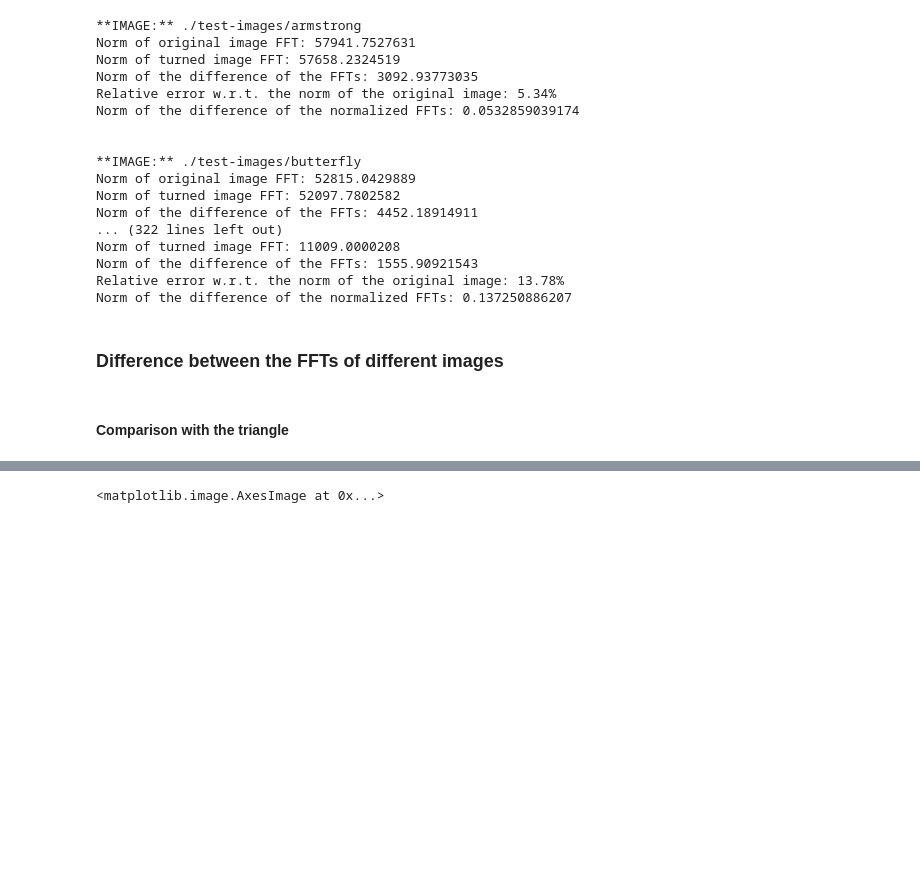
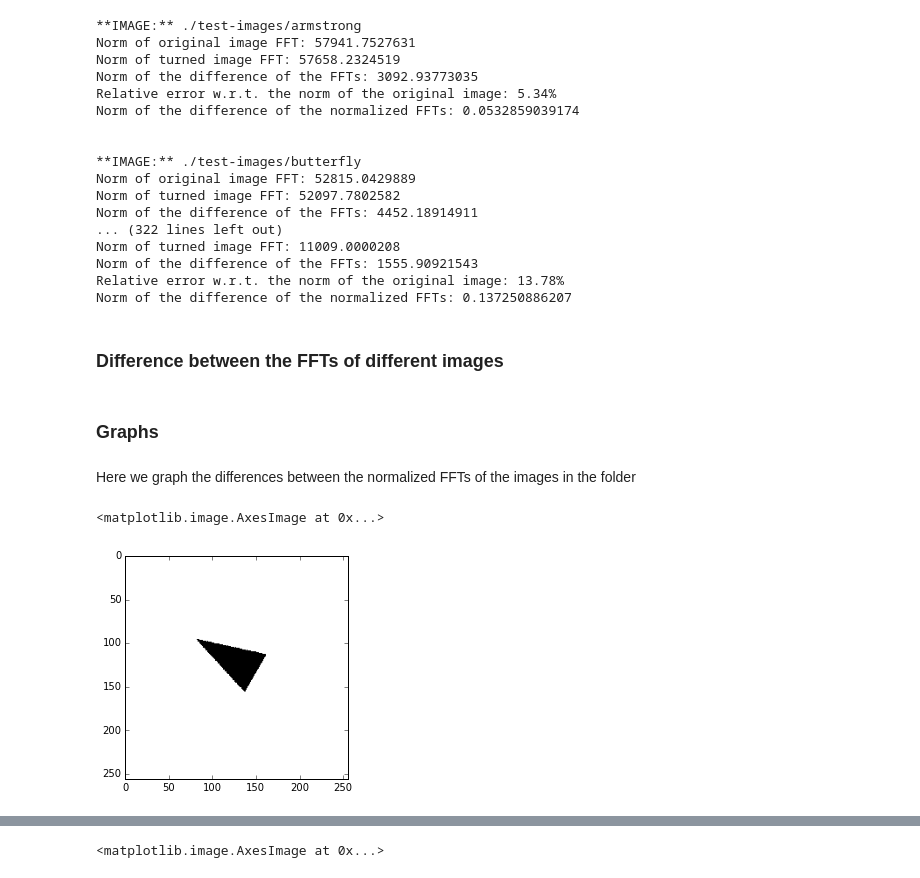
Before and after one commit to disabledalpha/iPython-Notebooks, a Jupyter notebook: FFT rotation test.ipynb, the cells around one changed output, grey strips where cells are left out. Saved outputs shown, nothing was run; the diff lists cells and outputs as text; code cells hidden in the pictures; blank space fills up the shorter version.

Commit message:
Added graphs

```diff
--- a/FFT rotation test.ipynb
+++ b/FFT rotation test.ipynb
@@ -249,5 +249,3 @@ def crossed_test(image,folder_name=folder):
             print("Norm of the difference of the normalized FFTs: {}").format(diff_norm)
 
             print("\n")
-# %% [markdown]
-#### Comparison with the triangle
@@ -253,0 +287,4 @@ def crossed_test(image,folder_name=folder):
+# %% [markdown]
+### Graphs
+# %% [markdown]
+Here we graph the differences between the normalized FFTs of the images in the folder
@@ -253,0 +297,6 @@ def crossed_test(image,folder_name=folder):
+# %%
+triangle =  1 - rgb2gray(plt.imread('./test-images/triangle60.png'))
+plt.imshow(triangle,cmap=cm.binary)
+# %% [output]
+<matplotlib.image.AxesImage at 0x...>
+[figure, added]
```
Also changed, not shown: parts of 10 cells of this notebook.
